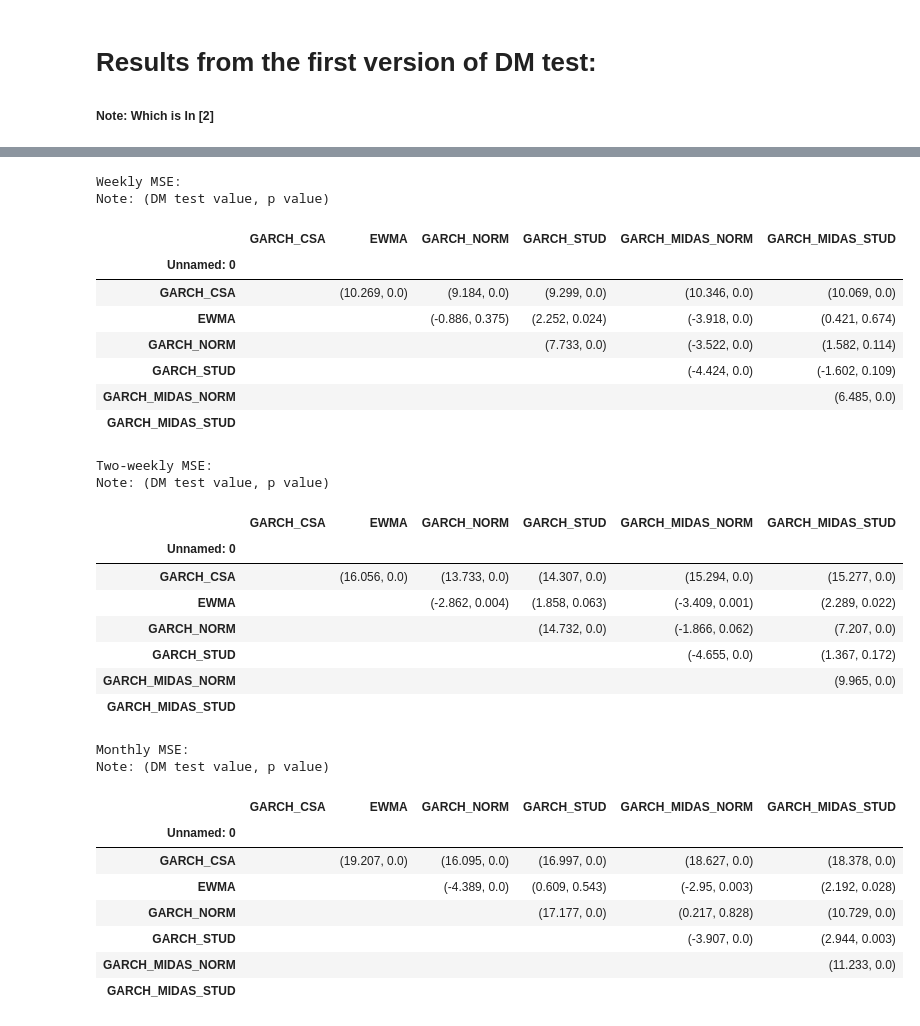
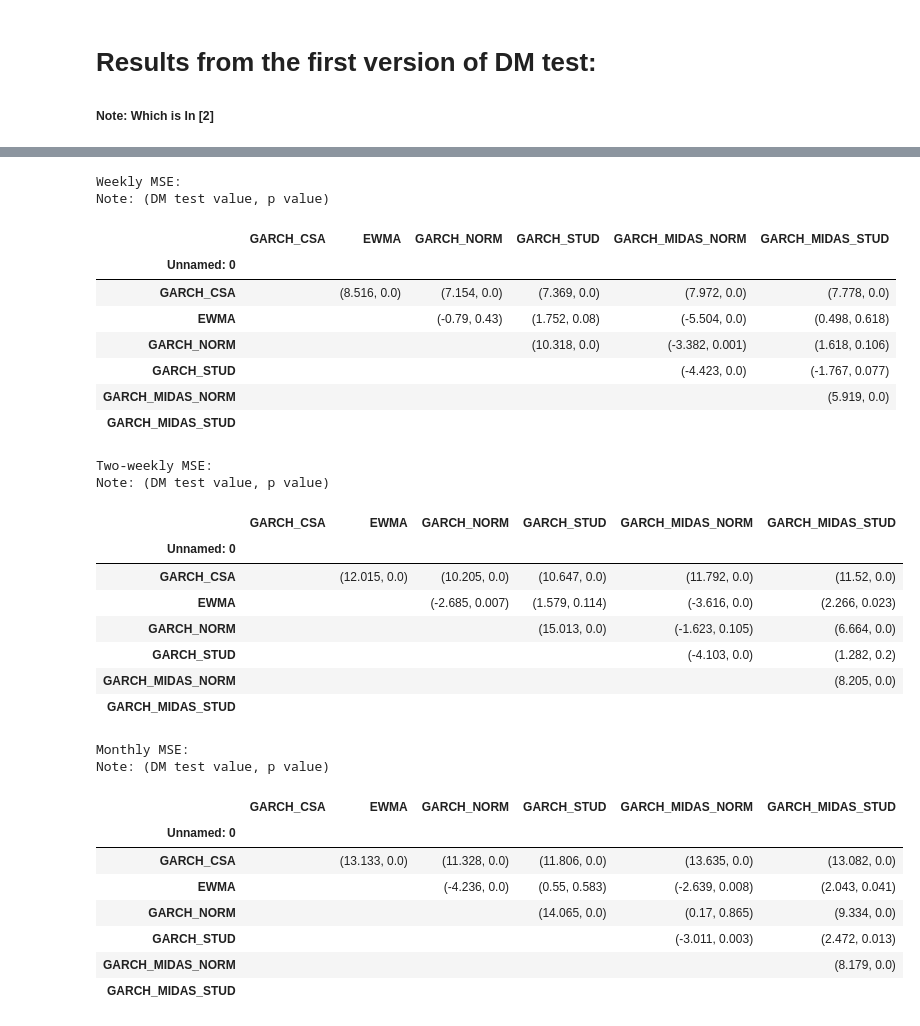
Before and after one commit to NemesiP/volatility-forecasting, a Jupyter notebook: Examples/Panel_DM_test.ipynb, the cells around one changed output, grey strips where cells are left out. Cells and saved outputs as stored; diff of their text form; code cells hidden in the pictures.

```diff
--- a/Examples/Panel_DM_test.ipynb
+++ b/Examples/Panel_DM_test.ipynb
@@ -170,25 +201,25 @@ Note: (DM test value, p value)
 # %%
 print('Weekly MSE:')
 print('Note: (DM test value, p value)')
-mse1 = pd.read_csv('C:/Users/peter/Desktop/volatility-forecasting/results/panel_dm/weekly_mse.csv')
+mse1 = pd.read_csv('C:/Users/peter/Desktop/volatility-forecasting/results/panel_dm/weekly_mse_v2.csv')
 mse1.set_index(mse1.iloc[:, 0], inplace = True)
 mse1 = mse1.iloc[:, 1:].fillna('')
 mse1
 # %% [output]
 Weekly MSE:
 Note: (DM test value, p value)
 |  | GARCH_CSA | EWMA | GARCH_NORM | GARCH_STUD | GARCH_MIDAS_NORM | GARCH_MIDAS_STUD |
 | Unnamed: 0 |  |  |  |  |  |  |
-| GARCH_CSA |  | (10.269, 0.0) | (9.184, 0.0) | (9.299, 0.0) | (10.346, 0.0) | (10.069, 0.0) |
-| EWMA |  |  | (-0.886, 0.375) | (2.252, 0.024) | (-3.918, 0.0) | (0.421, 0.674) |
-| GARCH_NORM |  |  |  | (7.733, 0.0) | (-3.522, 0.0) | (1.582, 0.114) |
-| GARCH_STUD |  |  |  |  | (-4.424, 0.0) | (-1.602, 0.109) |
-| GARCH_MIDAS_NORM |  |  |  |  |  | (6.485, 0.0) |
+| GARCH_CSA |  | (8.516, 0.0) | (7.154, 0.0) | (7.369, 0.0) | (7.972, 0.0) | (7.778, 0.0) |
+| EWMA |  |  | (-0.79, 0.43) | (1.752, 0.08) | (-5.504, 0.0) | (0.498, 0.618) |
+| GARCH_NORM |  |  |  | (10.318, 0.0) | (-3.382, 0.001) | (1.618, 0.106) |
+| GARCH_STUD |  |  |  |  | (-4.423, 0.0) | (-1.767, 0.077) |
+| GARCH_MIDAS_NORM |  |  |  |  |  | (5.919, 0.0) |
 | GARCH_MIDAS_STUD |  |  |  |  |  |  |
 # %%
 print('Two-weekly MSE:')
 print('Note: (DM test value, p value)')
-mse1 = pd.read_csv('C:/Users/peter/Desktop/volatility-forecasting/results/panel_dm/two_weekly_mse.csv')
+mse1 = pd.read_csv('C:/Users/peter/Desktop/volatility-forecasting/results/panel_dm/two_weekly_mse_v2.csv')
 mse1.set_index(mse1.iloc[:, 0], inplace = True)
 mse1 = mse1.iloc[:, 1:].fillna('')
 mse1
@@ -197,16 +228,16 @@ Two-weekly MSE:
 Note: (DM test value, p value)
 |  | GARCH_CSA | EWMA | GARCH_NORM | GARCH_STUD | GARCH_MIDAS_NORM | GARCH_MIDAS_STUD |
 | Unnamed: 0 |  |  |  |  |  |  |
-| GARCH_CSA |  | (16.056, 0.0) | (13.733, 0.0) | (14.307, 0.0) | (15.294, 0.0) | (15.277, 0.0) |
-| EWMA |  |  | (-2.862, 0.004) | (1.858, 0.063) | (-3.409, 0.001) | (2.289, 0.022) |
-| GARCH_NORM |  |  |  | (14.732, 0.0) | (-1.866, 0.062) | (7.207, 0.0) |
-| GARCH_STUD |  |  |  |  | (-4.655, 0.0) | (1.367, 0.172) |
-| GARCH_MIDAS_NORM |  |  |  |  |  | (9.965, 0.0) |
+| GARCH_CSA |  | (12.015, 0.0) | (10.205, 0.0) | (10.647, 0.0) | (11.792, 0.0) | (11.52, 0.0) |
+| EWMA |  |  | (-2.685, 0.007) | (1.579, 0.114) | (-3.616, 0.0) | (2.266, 0.023) |
+| GARCH_NORM |  |  |  | (15.013, 0.0) | (-1.623, 0.105) | (6.664, 0.0) |
+| GARCH_STUD |  |  |  |  | (-4.103, 0.0) | (1.282, 0.2) |
+| GARCH_MIDAS_NORM |  |  |  |  |  | (8.205, 0.0) |
 | GARCH_MIDAS_STUD |  |  |  |  |  |  |
 # %%
 print('Monthly MSE:')
 print('Note: (DM test value, p value)')
-mse1 = pd.read_csv('C:/Users/peter/Desktop/volatility-forecasting/results/panel_dm/monthly_mse.csv')
+mse1 = pd.read_csv('C:/Users/peter/Desktop/volatility-forecasting/results/panel_dm/monthly_mse_v2.csv')
 mse1.set_index(mse1.iloc[:, 0], inplace = True)
 mse1 = mse1.iloc[:, 1:].fillna('')
 mse1
@@ -215,11 +246,11 @@ Monthly MSE:
 Note: (DM test value, p value)
 |  | GARCH_CSA | EWMA | GARCH_NORM | GARCH_STUD | GARCH_MIDAS_NORM | GARCH_MIDAS_STUD |
 | Unnamed: 0 |  |  |  |  |  |  |
-| GARCH_CSA |  | (19.207, 0.0) | (16.095, 0.0) | (16.997, 0.0) | (18.627, 0.0) | (18.378, 0.0) |
-| EWMA |  |  | (-4.389, 0.0) | (0.609, 0.543) | (-2.95, 0.003) | (2.192, 0.028) |
-| GARCH_NORM |  |  |  | (17.177, 0.0) | (0.217, 0.828) | (10.729, 0.0) |
-| GARCH_STUD |  |  |  |  | (-3.907, 0.0) | (2.944, 0.003) |
-| GARCH_MIDAS_NORM |  |  |  |  |  | (11.233, 0.0) |
+| GARCH_CSA |  | (13.133, 0.0) | (11.328, 0.0) | (11.806, 0.0) | (13.635, 0.0) | (13.082, 0.0) |
+| EWMA |  |  | (-4.236, 0.0) | (0.55, 0.583) | (-2.639, 0.008) | (2.043, 0.041) |
+| GARCH_NORM |  |  |  | (14.065, 0.0) | (0.17, 0.865) | (9.334, 0.0) |
+| GARCH_STUD |  |  |  |  | (-3.011, 0.003) | (2.472, 0.013) |
+| GARCH_MIDAS_NORM |  |  |  |  |  | (8.179, 0.0) |
 | GARCH_MIDAS_STUD |  |  |  |  |  |  |
 # %%
 print('Daily QLIKE:')
```
Also changed, not shown: parts of 11 cells of this notebook, 2 other files.
